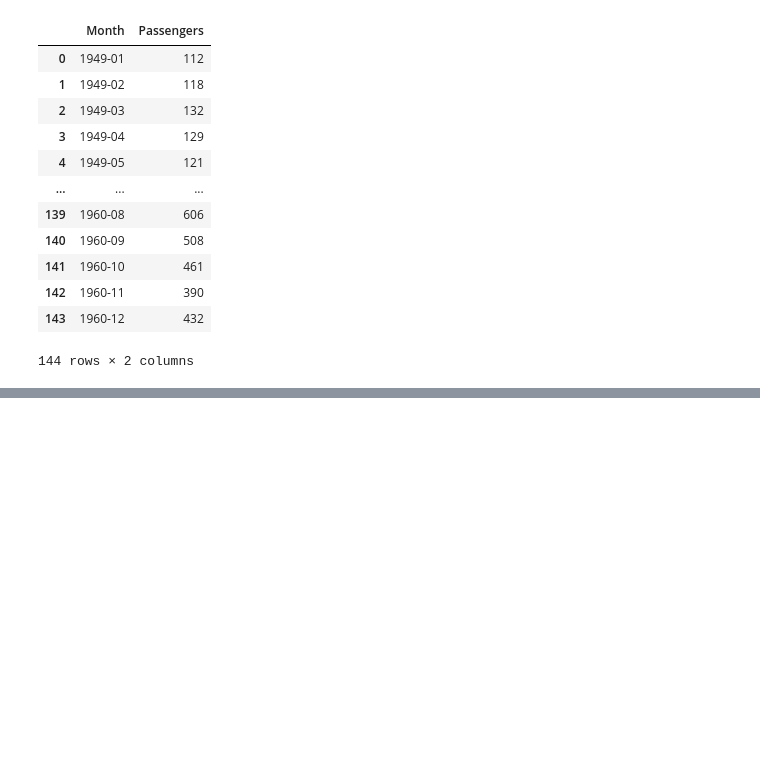
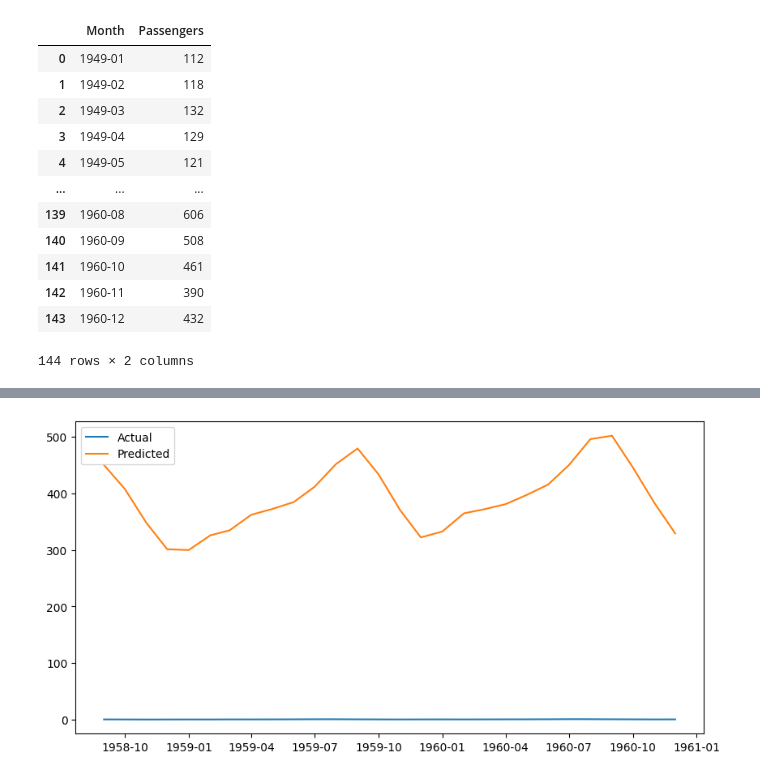
Before and after one commit to Vivekchavda1374/AI, a Jupyter notebook: RNN.ipynb, the cells around one changed output, grey strips where cells are left out. Saved outputs shown, nothing was run; the diff lists cells and outputs as text; code cells hidden in the pictures; blank space fills up the shorter version.

```diff
--- a/RNN.ipynb
+++ b/RNN.ipynb
@@ -31,0 +119,3 @@ df
+# %%
+model.compile(optimizer="adam",loss="mse")
+model.fit(x_train,y_train,epochs=100,batch_size=32, verbose=1)
@@ -31,0 +141,2 @@ df
+# %%
+predictions = model.predict(x_test)
@@ -31,0 +145,4 @@ df
+# %%
+y_test = scaler.inverse_transform(y_test)
+# %%
+predictions = scaler.inverse_transform(predictions)
@@ -31,0 +169,8 @@ df
+# %%
+plt.figure(figsize=(10,5))
+plt.plot(df.index[-len(y_test):],y_test,label="Actual")
+plt.plot(df.index[-len(y_test):],predictions,label="Predicted")
+plt.legend()
+plt.show()
+# %% [output]
+[figure, added]
```
Also changed, not shown: parts of 12 cells of this notebook.
